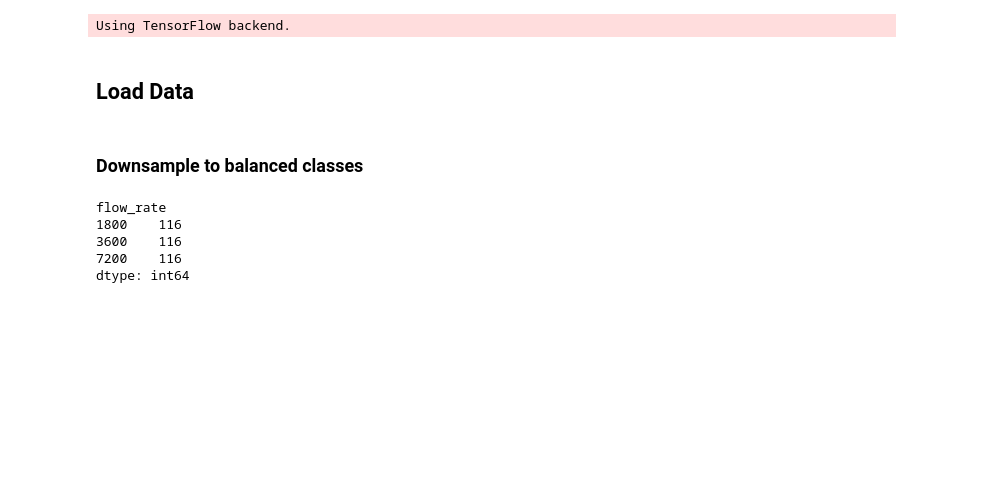
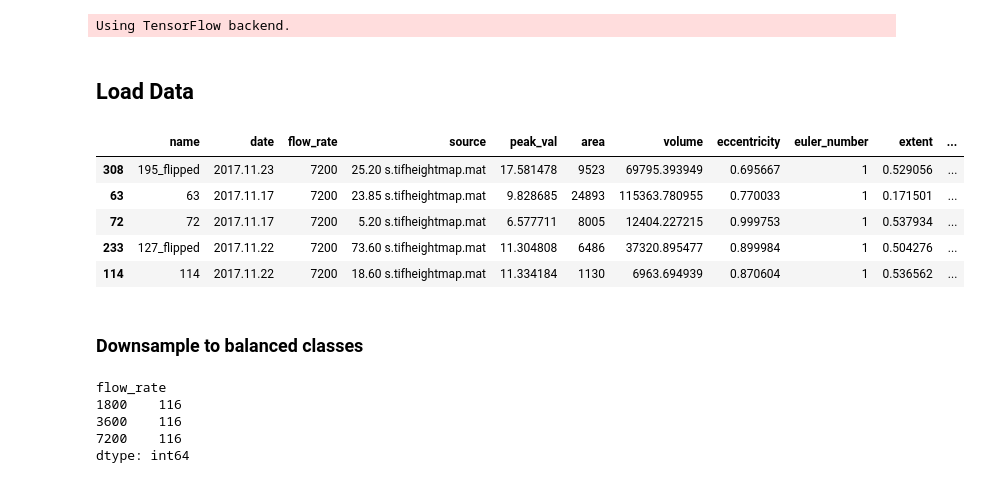
Before and after one commit to zhiduozhang/holo-unet, a Jupyter notebook: Logistic Regression Keras.ipynb, the cells around one changed output. Saved outputs shown, nothing was run; the diff lists cells and outputs as text; code cells hidden in the pictures; blank space fills up the shorter version.

```diff
--- a/Logistic Regression Keras.ipynb
+++ b/Logistic Regression Keras.ipynb
@@ -40,6 +40,15 @@ dest_path = "I:\\Honours-Project\\data\\sorted\\agg\\"
 csv = "I:\\Honours-Project\\data\\sorted\\agg\\ids.csv"
 # %%
 df = pd.read_csv(csv,index_col=0).sample(frac=1)
+# %%
+df.head()
+# %% [output]
+|  | name | date | flow_rate | source | peak_val | area | volume | eccentricity | euler_number | extent | ... |
+| 308 | 195_flipped | 2017.11.23 | 7200 | 25.20 s.tifheightmap.mat | 17.581478 | 9523 | 69795.393949 | 0.695667 | 1 | 0.529056 | ... |
+| 63 | 63 | 2017.11.17 | 7200 | 23.85 s.tifheightmap.mat | 9.828685 | 24893 | 115363.780955 | 0.770033 | 1 | 0.171501 | ... |
+| 72 | 72 | 2017.11.17 | 7200 | 5.20 s.tifheightmap.mat | 6.577711 | 8005 | 12404.227215 | 0.999753 | 1 | 0.537934 | ... |
+| 233 | 127_flipped | 2017.11.22 | 7200 | 73.60 s.tifheightmap.mat | 11.304808 | 6486 | 37320.895477 | 0.899984 | 1 | 0.504276 | ... |
+| 114 | 114 | 2017.11.22 | 7200 | 18.60 s.tifheightmap.mat | 11.334184 | 1130 | 6963.694939 | 0.870604 | 1 | 0.536562 | ... |
 # %% [markdown]
 ### Downsample to balanced classes
 # %%
```
Also changed, not shown: parts of 13 cells of this notebook, 2 other files.
